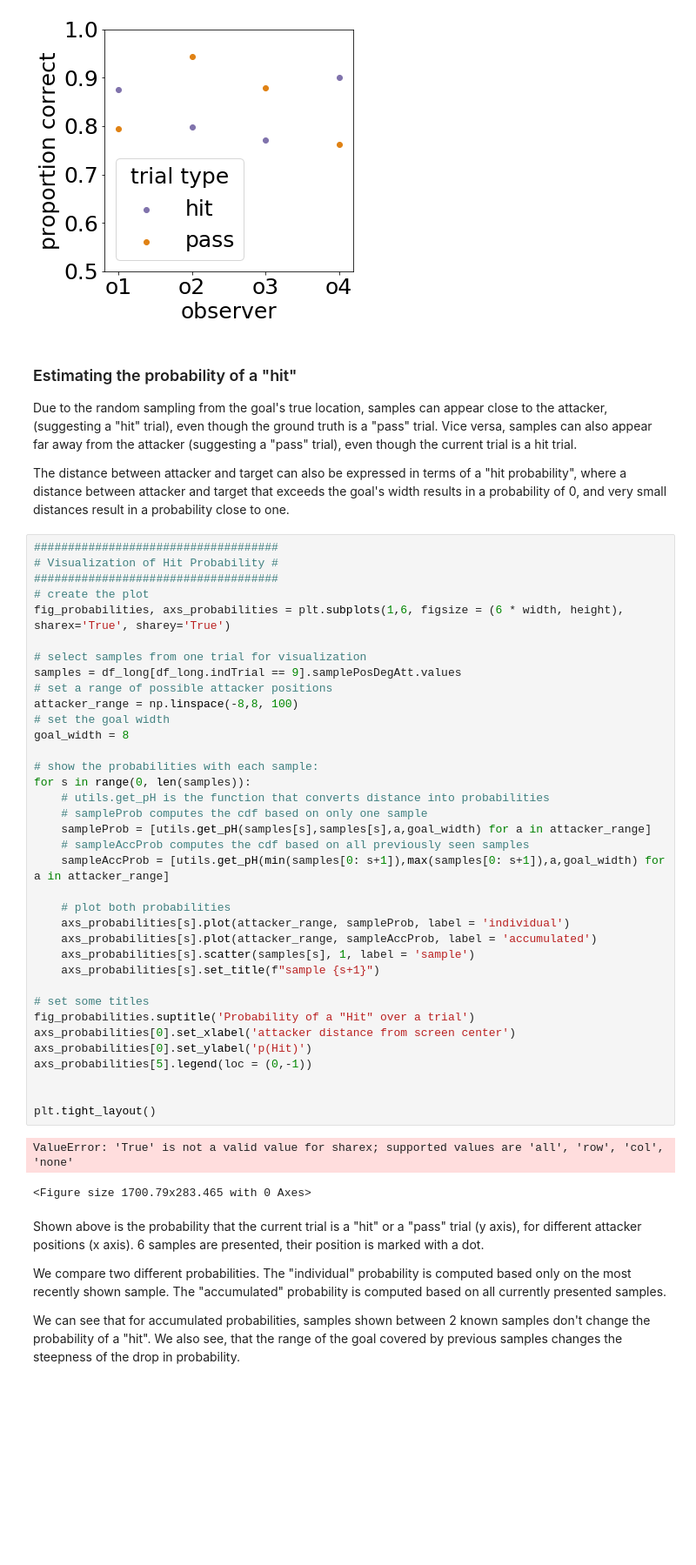
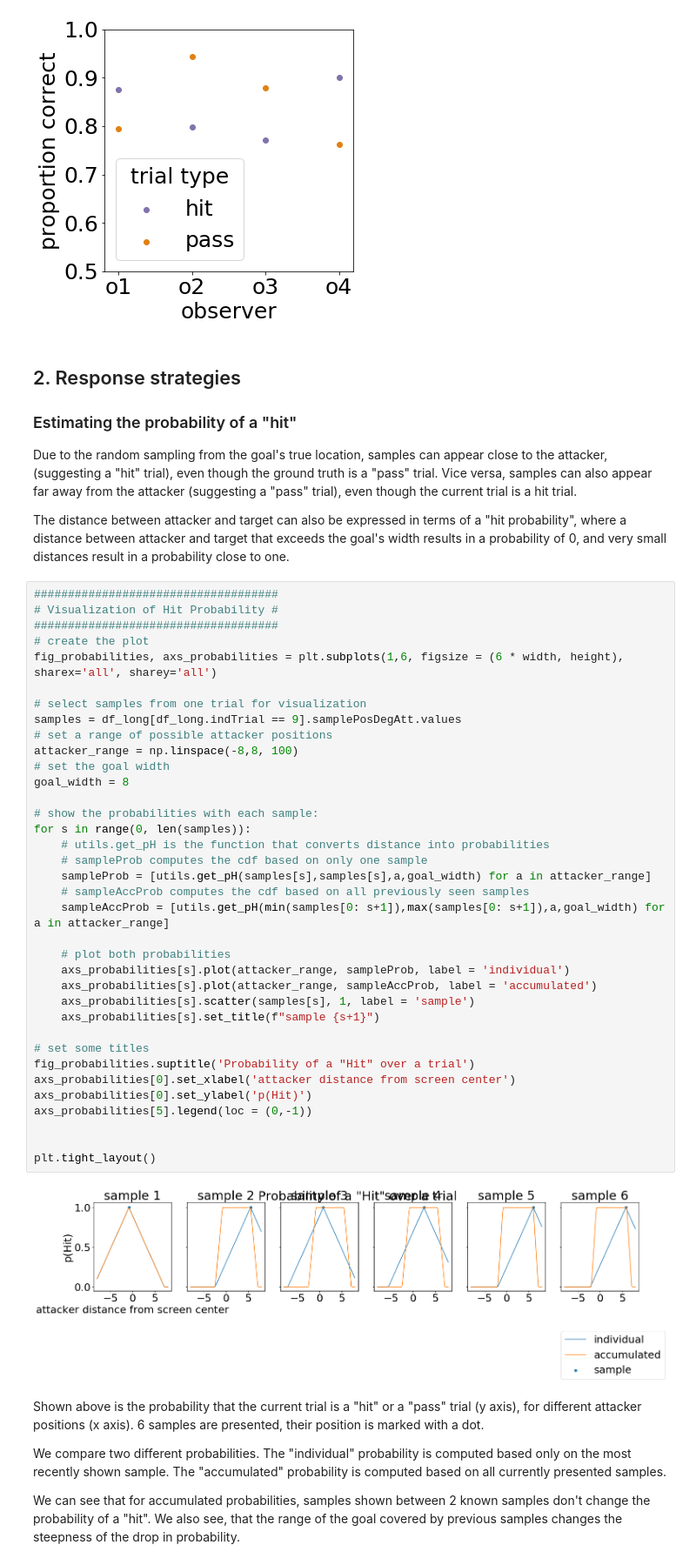
Before and after one commit to ClaraKuper/VVSS2021, a Jupyter notebook: VVSS2021_Kuper.ipynb, the cells around one changed output. Shown at 87% size. Cells and saved outputs as stored; diff of their text form; blank space fills up the shorter version.

```diff
--- a/VVSS2021_Kuper.ipynb
+++ b/VVSS2021_Kuper.ipynb
@@ -301,6 +297,7 @@ VSS2021_performance.savefig(path_figs + 'Fig2_Performance.pdf', bbox_inches = 't
 [figure]
 [figure]
 # %% [markdown]
+## 2. Response strategies
 ### Estimating the probability of a "hit"
 
 Due to the random sampling from the goal's true location, samples can appear close to the attacker,
@@ -316,40 +313,39 @@ very small distances result in a probability close to one.
 # Visualization of Hit Probability #
 ####################################
 # create the plot
-fig_probabilities, axs_probabilities = plt.subplots(1,6, figsize = (6 * width, height), sharex='True', sharey='True')
+fig_probabilities, axs_probabilities = plt.subplots(1,6, figsize = (6 * width, height), sharex='all', sharey='all')
 
 # select samples from one trial for visualization
 samples = df_long[df_long.indTrial == 9].samplePosDegAtt.values
 # set a range of possible attacker positions
 attacker_range = np.linspace(-8,8, 100)
 # set the goal width
 goal_width = 8
 
 # show the probabilities with each sample:
 for s in range(0, len(samples)):
     # utils.get_pH is the function that converts distance into probabilities
     # sampleProb computes the cdf based on only one sample
     sampleProb = [utils.get_pH(samples[s],samples[s],a,goal_width) for a in attacker_range]
     # sampleAccProb computes the cdf based on all previously seen samples
     sampleAccProb = [utils.get_pH(min(samples[0: s+1]),max(samples[0: s+1]),a,goal_width) for a in attacker_range]
 
     # plot both probabilities
     axs_probabilities[s].plot(attacker_range, sampleProb, label = 'individual')
     axs_probabilities[s].plot(attacker_range, sampleAccProb, label = 'accumulated')
     axs_probabilities[s].scatter(samples[s], 1, label = 'sample')
     axs_probabilities[s].set_title(f"sample {s+1}")
 
 # set some titles
 fig_probabilities.suptitle('Probability of a "Hit" over a trial')
 axs_probabilities[0].set_xlabel('attacker distance from screen center')
 axs_probabilities[0].set_ylabel('p(Hit)')
 axs_probabilities[5].legend(loc = (0,-1))
 
 
 plt.tight_layout()
 # %% [output]
-ValueError: 'True' is not a valid value for sharex; supported values are 'all', 'row', 'col', 'none'
-<Figure size 1700.79x283.465 with 0 Axes>
+[figure, added]
 # %% [markdown]
 Shown above is the probability that the current trial is a "hit" or a "pass" trial (y axis), for different
 attacker positions (x axis).
```
Also changed, not shown: parts of 17 cells of this notebook, 2 other files.
